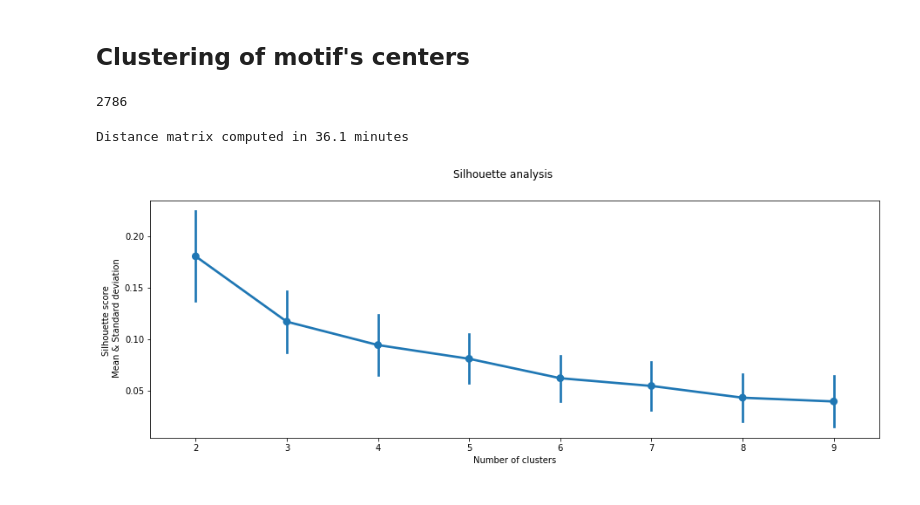
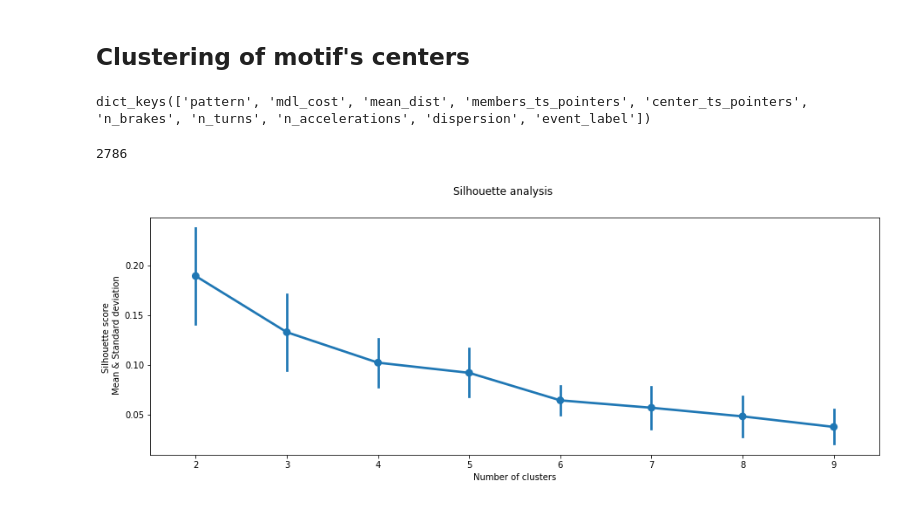
Before and after one commit to misilva73/manueverMotifs, a Jupyter notebook: notebooks/exp_lat_acc_clustering.ipynb, the cells around one changed output. Drawn from its saved outputs; the diff is of its cells as text; code cells hidden in the pictures.

Commit message:
add code and template for clustering

```diff
--- a/notebooks/exp_lat_acc_clustering.ipynb
+++ b/notebooks/exp_lat_acc_clustering.ipynb
@@ -23,7 +38,10 @@ import dtw_clustering as clust
 # %%
 cwd = os.getcwd()
 data_folder = os.path.abspath(os.path.join(cwd, os.pardir, 'data-uah'))
+output_folder = os.path.abspath(os.path.join(cwd, os.pardir, 'data-motifs'))
 # %%
 trip_df = pd.read_pickle(os.path.join(data_folder, 'trip_df.pkl'))
 ts = trip_df['ay'].values
 events_ts = trip_df['event_type'].values
+motif_dic_list = pickle.load(open(os.path.join(output_folder, 'motif_lat_acc_trip_exp1.p'), 'rb'))
+center_dist_mat = np.load(os.path.join(output_folder, 'dist_lat_acc_trip_exp1.npy'))
@@ -67,5 +48,9 @@ motif_df.sort_values('mdl_cost').head(10)
 # %% [markdown]
 ## Clustering of motif's centers
+# %%
+motif_dic_list[0].keys()
+# %% [output]
+dict_keys(['pattern', 'mdl_cost', 'mean_dist', 'members_ts_pointers', 'center_ts_pointers', 'n_brakes', 'n_turns', 'n_accelerations', 'dispersion', 'event_label'])
 # %%
 len(motif_dic_list)
 # %% [output]
@@ -78,13 +58,9 @@ for motif_dic in motif_dic_list:
-# %%
-center_dist_mat = clust.compute_dtw_distance_matrix(center_ts_list, parallel=True)
-# %% [output]
-Distance matrix computed in 36.1 minutes
 # %%
 k_list = list(range(2, 10))
-n_runs = 40
+n_runs = 20
 kmedoids_scores_df = clust.run_kmedoids_evaluation(center_dist_mat, k_list, n_runs)
 # %% [output]
-[figure, old version]
+[figure, new version]
 # %%
 agglomerative_scores_df = clust.run_agglomerative_evaluation(center_dist_mat, k_list)
 # %% [output]
```
Also changed, not shown: parts of 22 cells of this notebook, 3 other files.
